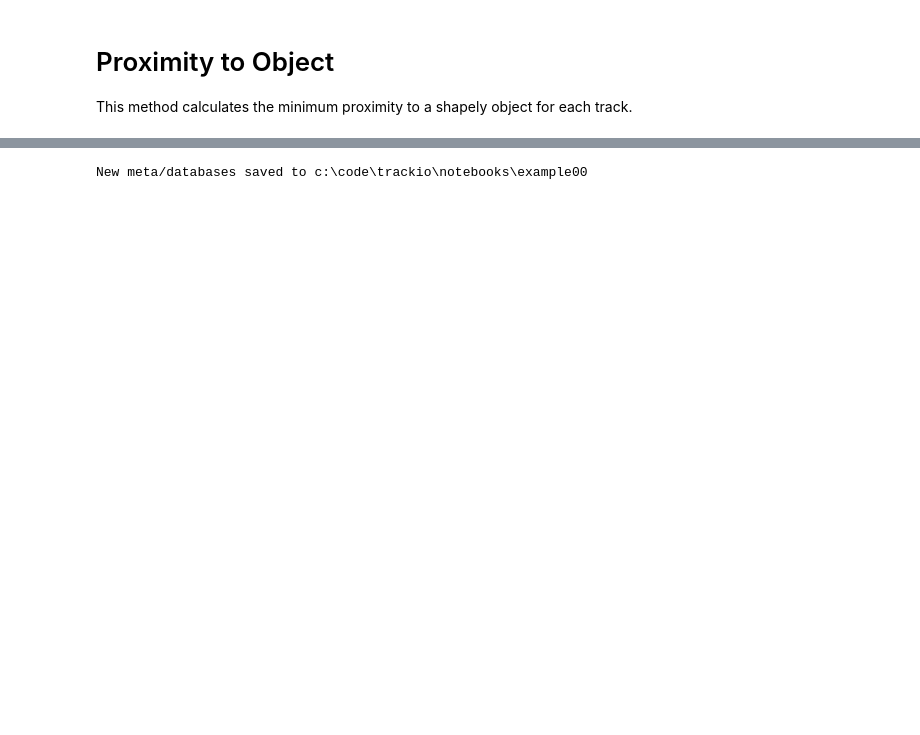
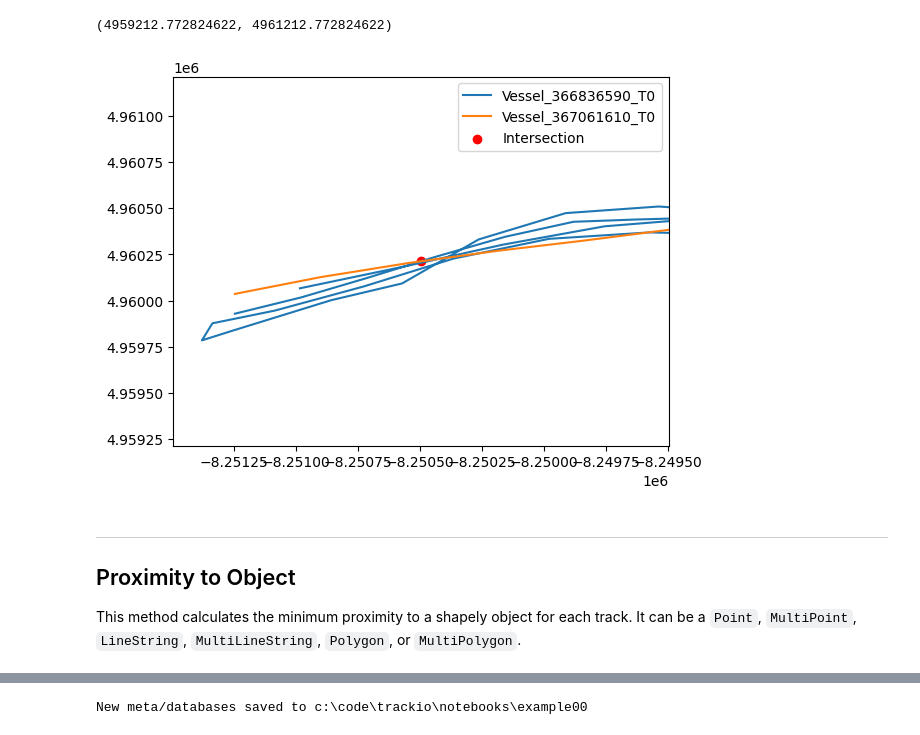
Before and after one commit to derekeden/trackio, a Jupyter notebook: notebooks/11 - Analysis.ipynb, the cells around one changed output, grey strips where cells are left out. Saved outputs shown, nothing was run; the diff lists cells and outputs as text; code cells hidden in the pictures; blank space fills up the shorter version.

```diff
--- a/notebooks/11 - Analysis.ipynb
+++ b/notebooks/11 - Analysis.ipynb
@@ -84,10 +106,10 @@ This differs from an encounter in that the tracks must actually intersect. In th
 
 This takes a while, so it's smart to filter it down to only tracks you are interested in, or simplify the tracks first.
 # %%
-#calculate track intersections
+#calculate track intersections within 1 hour apart
 intersections = ds.intersections(time=3600,
-                                 tracks0=ds.tracks.index[:10], #first 10 tracks
-                                 tracks1=ds.tracks.index[:10], #first 10 tracks
+                                 tracks0=ds.tracks.index[:20], #first 10 tracks
+                                 tracks1=ds.tracks.index[:20], #first 10 tracks
                                  data_cols=['Speed','Coursing'],
                                  meta_cols=['MMSI'],
                                  ncores=4)
@@ -96,29 +125,33 @@ intersections.head(5)
 # %%
 #track ids of first intersection
 tid0 = intersections['Track ID_0'].iloc[0]
 tid1 = intersections['Track ID_1'].iloc[0]
 
 #tracks
 t0 = ds.get_track(tid0)
 t1 = ds.get_track(tid1)
 
 #intersection point
 inter = intersections['geometry'].iloc[0]
 
 #plot them
 plt.plot(t0['X'], t0['Y'], label=tid0)
 plt.plot(t1['X'], t1['Y'], label=tid1)
 plt.scatter(inter.x, inter.y, c='r', label='Intersection')
 plt.legend()
 
 #zoom to encounter
-dist = 100
+dist = 1000
 plt.xlim(inter.x-dist, inter.x+dist)
 plt.ylim(inter.y-dist, inter.y+dist)
+# %% [output]
+(4959212.772824622, 4961212.772824622)
+[figure, added]
 # %% [markdown]
-# Proximity to Object
+___
+## Proximity to Object
 
-This method calculates the minimum proximity to a shapely object for each track.
+This method calculates the minimum proximity to a shapely object for each track. It can be a `Point`, `MultiPoint`, `LineString`, `MultiLineString`, `Polygon`, or `MultiPolygon`.
 # %%
 #read the object
 line = gp.read_file(r'files/line.gpkg').iloc[0].geometry
```
Also changed, not shown: parts of 49 cells of this notebook, 12 other files.
